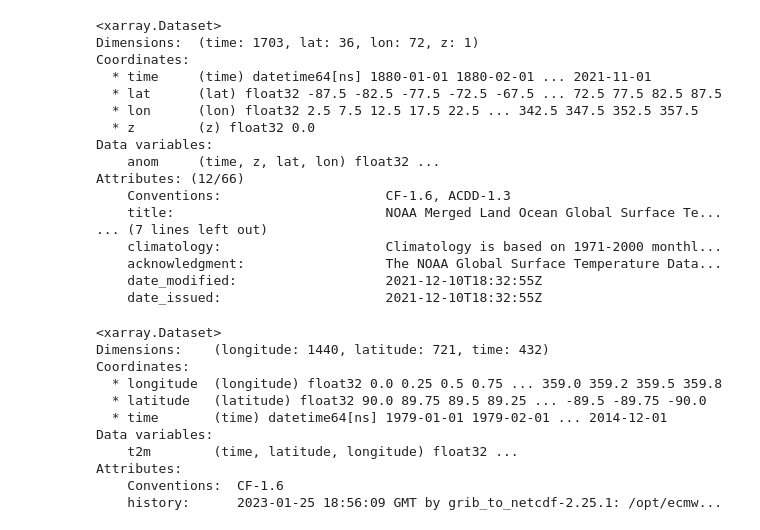
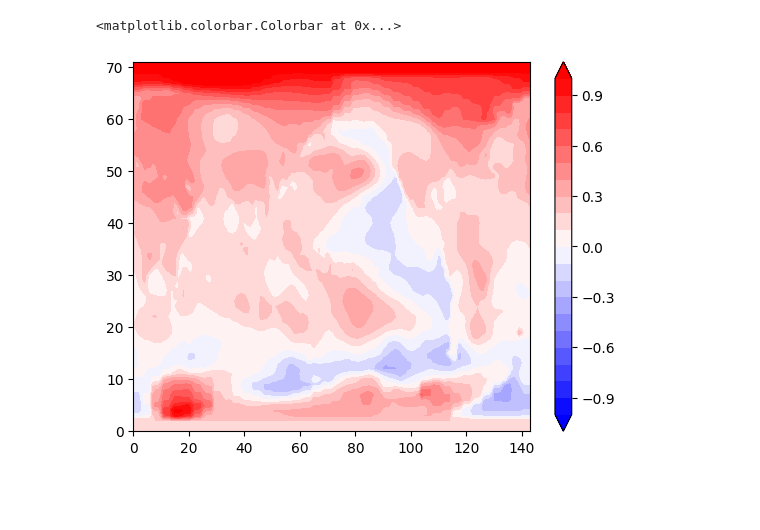
Before and after one commit to AodhanSweeney/SurfaceTrendLearing, a Jupyter notebook: PolarApplication/PoChedleyEtAl2022_data.ipynb, the cells around one changed output. Drawn from its saved outputs; the diff is of its cells as text; code cells hidden in the pictures; blank space fills up the shorter version.

```diff
--- a/PolarApplication/PoChedleyEtAl2022_data.ipynb
+++ b/PolarApplication/PoChedleyEtAl2022_data.ipynb
@@ -36,57 +0,0 @@ plt.contourf(gistemp_rg[100])
-# %%
-def regridder():
-    InputGrid = TrendDictionary[model]['grid']
-    OutputGrid = {"lon": np.arange(1.25, 358.751, 2.5), "lat": np.arange(-88.75, 88.751, 2.5)}
-    regridder = xe.Regridder(InputGrid, OutputGrid, "bilinear")
-    models_for_training_count +=1
-
-    # regrid the trend maps for each ensemble member and time period
-    EnsembleTrendsArray = []
-    for ensemble_name in TrendDictionary[model].keys():
-        # data is stored with first element as grid of model
-        if ensemble_name == 'grid':
-            continue
-
-        ensemble_member = TrendDictionary[model][ensemble_name]
-
-        # return the timeperiods and trend maps in ensemble_member dictionary
-        result = ensemble_member.items()
-        data = np.array(list(result))
-        timeperiods = data[:,0]
-        timeperiods = np.array([list(period) for period in timeperiods]) # we will use this as indices for NetCDF
-        trend_maps = data[:,1] # these are the indivisual 19 year trend maps
-
-        # Regrid trend map to 2.5 x 2.5 grid
-        trend_maps_2p5x2p5 = [regridder(trend_maps[i]) for i in range(0, len(trend_maps))]
-# %% [output]
-<xarray.Dataset>
-Dimensions:  (time: 1703, lat: 36, lon: 72, z: 1)
-Coordinates:
-  * time     (time) datetime64[ns] 1880-01-01 1880-02-01 ... 2021-11-01
-  * lat      (lat) float32 -87.5 -82.5 -77.5 -72.5 -67.5 ... 72.5 77.5 82.5 87.5
-  * lon      (lon) float32 2.5 7.5 12.5 17.5 22.5 ... 342.5 347.5 352.5 357.5
-  * z        (z) float32 0.0
-Data variables:
-    anom     (time, z, lat, lon) float32 ...
-Attributes: (12/66)
-    Conventions:                     CF-1.6, ACDD-1.3
-    title:                           NOAA Merged Land Ocean Global Surface Te...
-... (7 lines left out)
-    climatology:                     Climatology is based on 1971-2000 monthl...
-    acknowledgment:                  The NOAA Global Surface Temperature Data...
-    date_modified:                   2021-12-10T18:32:55Z
-    date_issued:                     2021-12-10T18:32:55Z
-# %%
-era5
-# %% [output]
-<xarray.Dataset>
-Dimensions:    (longitude: 1440, latitude: 721, time: 432)
-Coordinates:
-  * longitude  (longitude) float32 0.0 0.25 0.5 0.75 ... 359.0 359.2 359.5 359.8
-  * latitude   (latitude) float32 90.0 89.75 89.5 89.25 ... -89.5 -89.75 -90.0
-  * time       (time) datetime64[ns] 1979-01-01 1979-02-01 ... 2014-12-01
-Data variables:
-    t2m        (time, latitude, longitude) float32 ...
-Attributes:
-    Conventions:  CF-1.6
-    history:      2023-01-25 18:56:09 GMT by grib_to_netcdf-2.25.1: /opt/ecmw...
@@ -92,0 +94,6 @@ Attributes:
+# %%
+plt.contourf(gistemp_trends, levels=np.linspace(-1,1,21), cmap='bwr', extend='both')
+plt.colorbar()
+# %% [output]
+<matplotlib.colorbar.Colorbar at 0x...>
+[figure, added]
```
Also changed, not shown: parts of 8 cells of this notebook, 6 other files.
